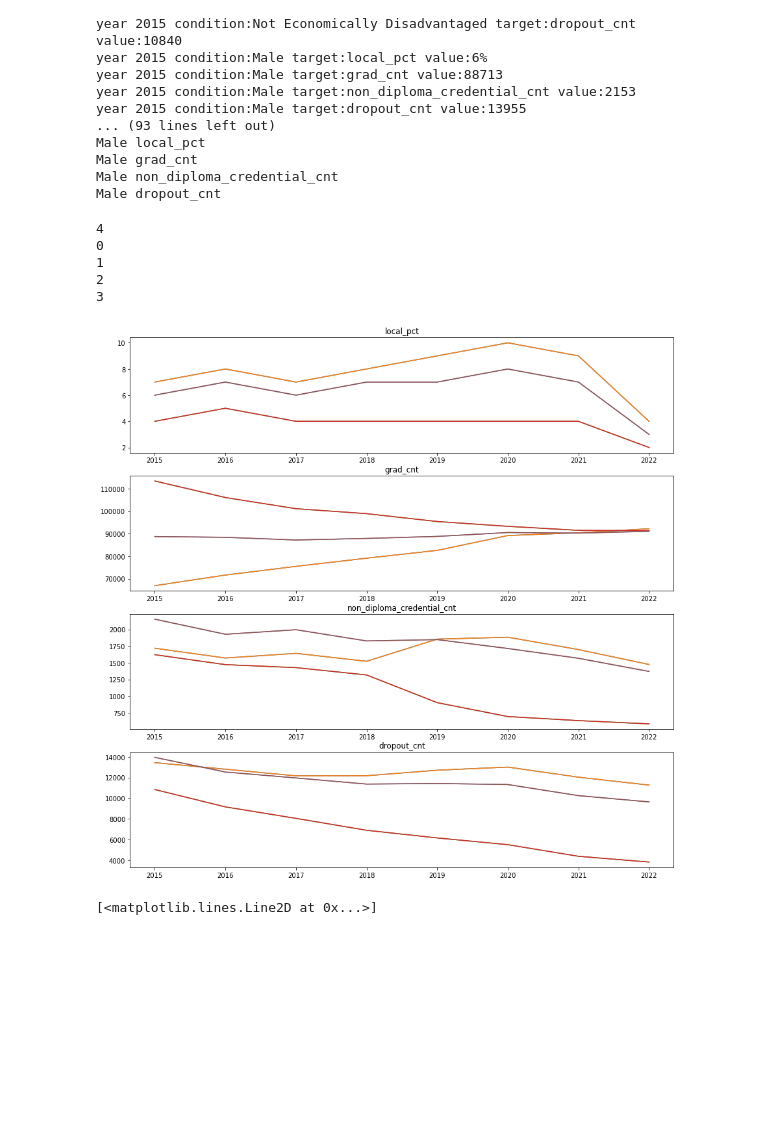
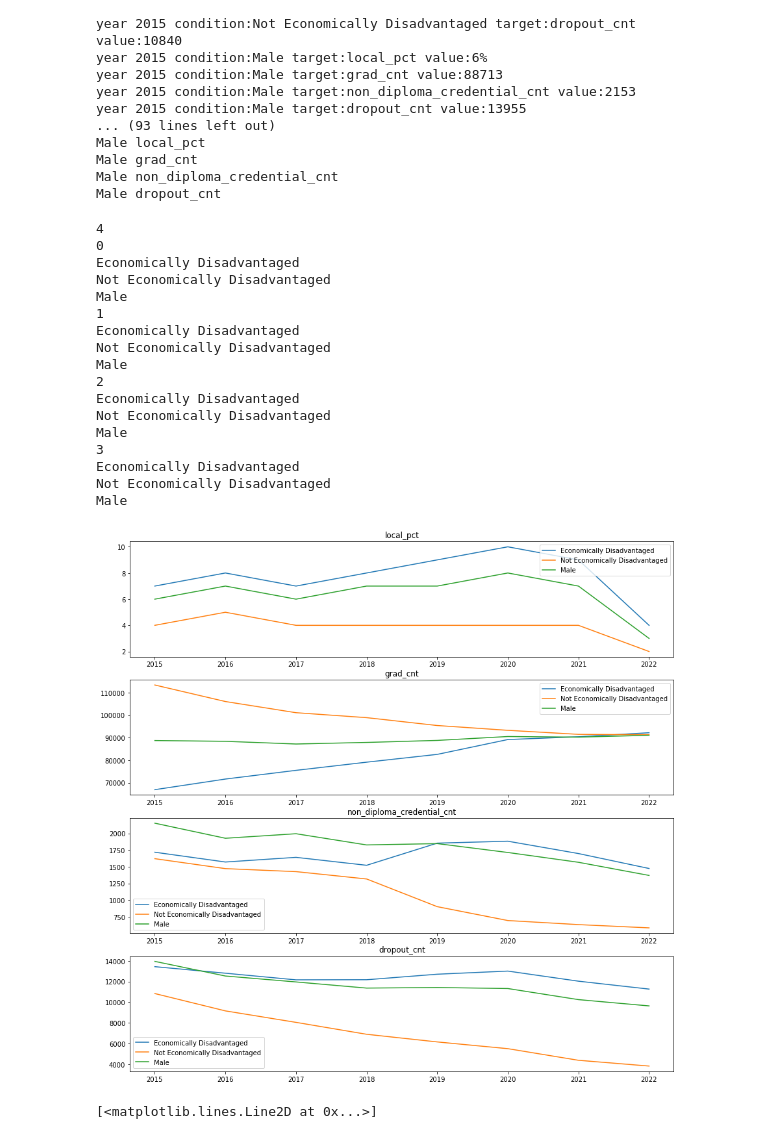
Before and after one commit to rw3071/cs6513-bigdata-pj, a Jupyter notebook: visual.ipynb, the cells around one changed output. Cells and saved outputs as stored; diff of their text form; code cells hidden in the pictures; blank space fills up the shorter version.

Commit message:
legend

```diff
--- a/visual.ipynb
+++ b/visual.ipynb
@@ -108,33 +108,41 @@ def convert_str_to_num(s):
 # %%
 
 target_num=len(target)
 print(target_num)
 fig, axs = plt.subplots(target_num)
 fig.set_figheight(15)
 fig.set_figwidth(15)
 
 for i in range(target_num):
     print(i)
     for c in compare_conditions:
-        axs[i].legend(f"{c}",)
+        # axs[i].legend(f"{c}",)
+        print(c)
         axs[i].set_title(f'{target[i]}')
         key=f"{c} {target[i]}"
-        # print(value[key])
         x=years
         y=[convert_str_to_num(i) for i in value[key]]
         axs[i].plot(x, y)
-        key=f"{c} {target[i]}"
-        # print(value[key])
-        x=years
-        y=[convert_str_to_num(i) for i in value[key]]
-        axs[i].plot(x, y)
+    axs[i].legend([j for j in compare_conditions])
 # %% [output]
 4
 0
+Economically Disadvantaged
+Not Economically Disadvantaged
+Male
 1
+Economically Disadvantaged
+Not Economically Disadvantaged
+Male
 2
+Economically Disadvantaged
+Not Economically Disadvantaged
+Male
 3
+Economically Disadvantaged
+Not Economically Disadvantaged
+Male
-[figure, old version]
+[figure, new version]
 # %%
 grad_pct_num=[]
 for grad in grad_pct:
```
